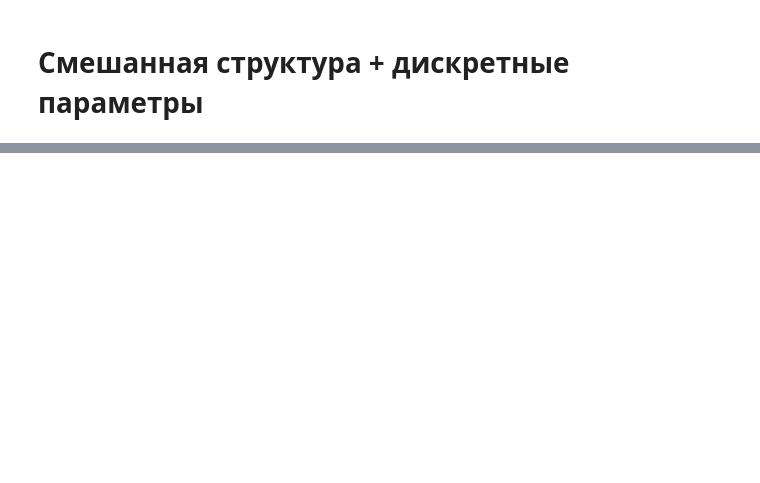
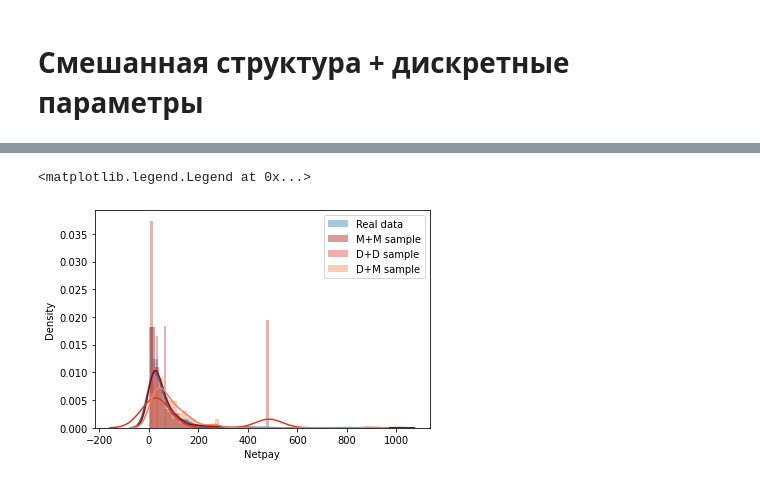
Before and after one commit to Anaxagor/Mixed-Learning-of-Bayesian-Networks, a Jupyter notebook: experiments/ysc_exp_geo.ipynb, the cells around one changed output, grey strips where cells are left out. Saved outputs shown, nothing was run; the diff lists cells and outputs as text; code cells hidden in the pictures; blank space fills up the shorter version.

```diff
--- a/experiments/ysc_exp_geo.ipynb
+++ b/experiments/ysc_exp_geo.ipynb
@@ -658,0 +675,9 @@ df_result_rmse.to_csv('geo_results_cont.csv', index=False)
+# %%
+sns.distplot(geo['Netpay'], label = 'Real data')
+sns.distplot(sample_m_m_hc_netpay['Netpay'], label = 'M+M sample', color=sns.color_palette("OrRd", 10)[9])
+sns.distplot(sample_d_d_hc['Netpay'], label='D+D sample', color=sns.color_palette("OrRd", 10)[7])
+sns.distplot(sample_d_m_hc_netpay['Netpay'], label='D+M sample', color=sns.color_palette("OrRd", 10)[5])
+plt.legend()
+# %% [output]
+<matplotlib.legend.Legend at 0x...>
+[figure, added]
```
Also changed, not shown: parts of 41 cells of this notebook, 8 other files.
